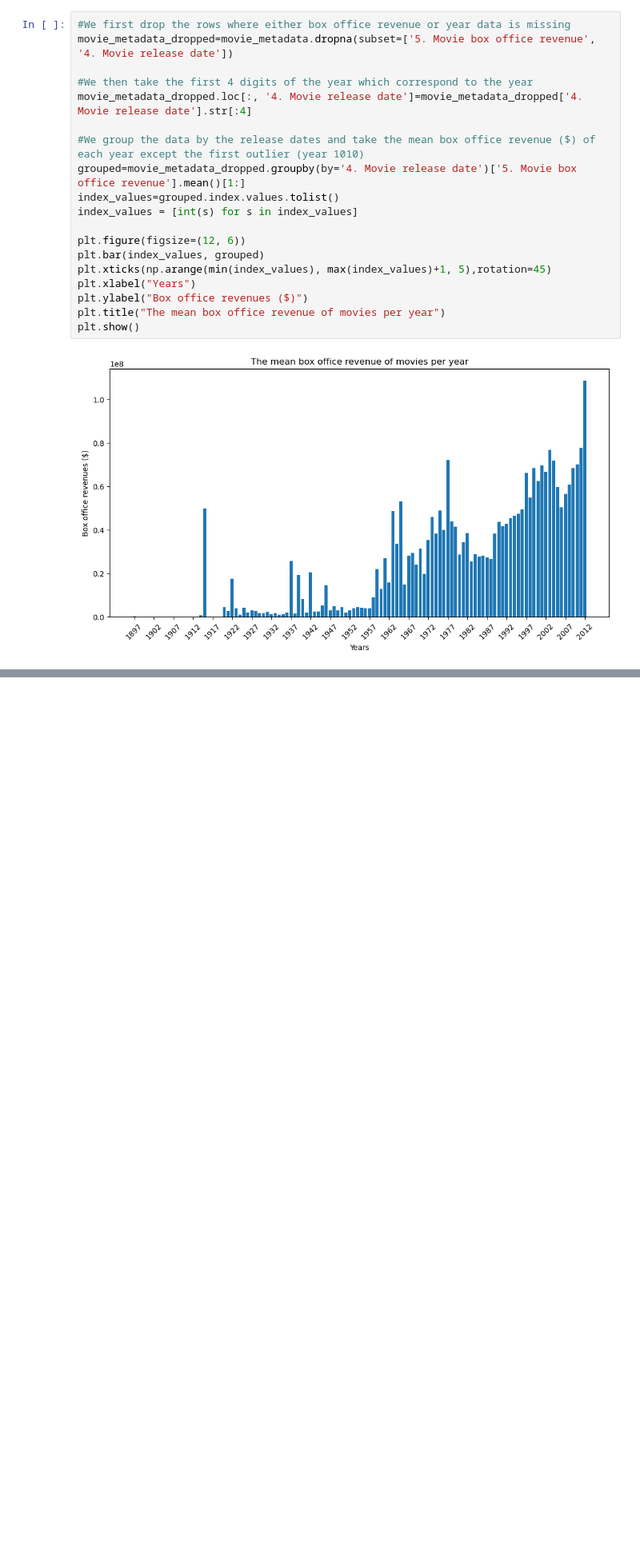
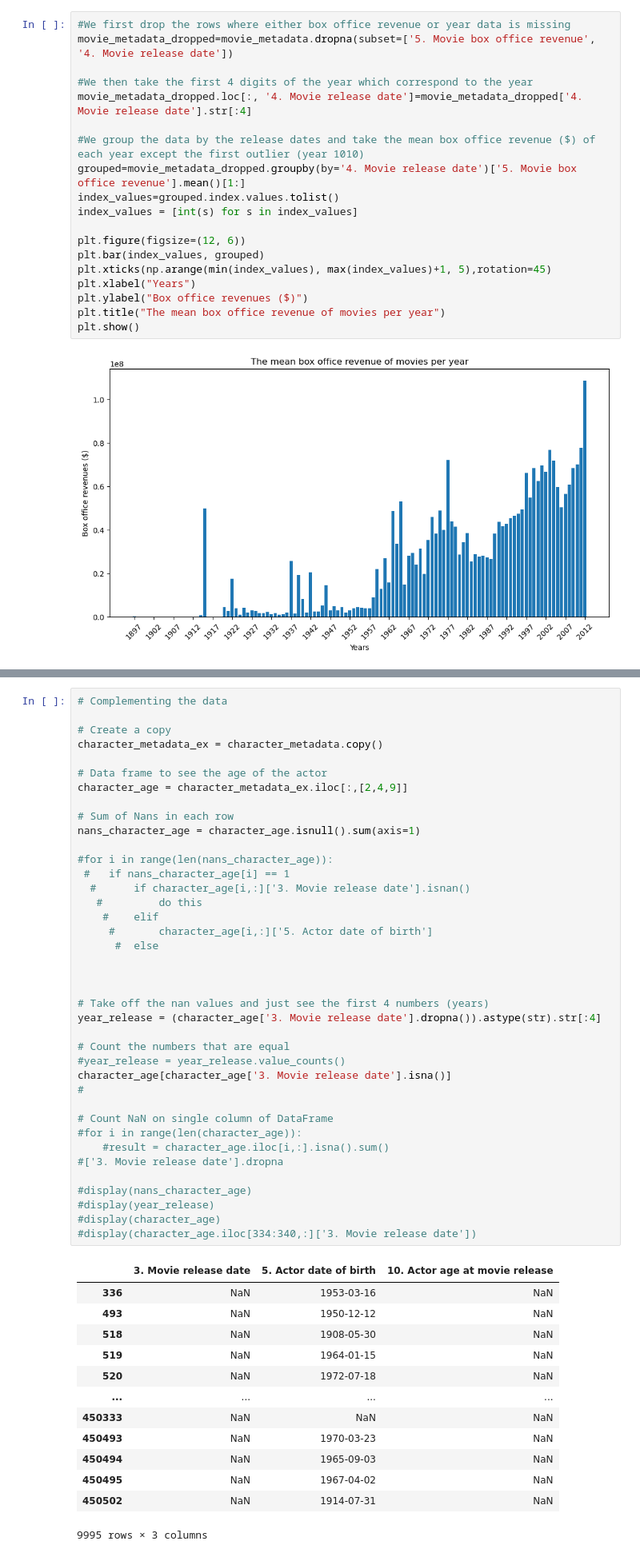
Before and after one commit to epfl-ada/ada-2023-project-pandamonium, a Jupyter notebook: Milestone_P2.ipynb, the cells around one changed output, grey strips where cells are left out. Shown: that part at 80% size. Cells and saved outputs as stored; diff of their text form; blank space fills up the shorter version.

```diff
--- a/Milestone_P2.ipynb
+++ b/Milestone_P2.ipynb
@@ -257,0 +382,53 @@ plt.show()
+# %%
+# Complementing the data
+
+# Create a copy
+character_metadata_ex = character_metadata.copy()
+
+# Data frame to see the age of the actor
+character_age = character_metadata_ex.iloc[:,[2,4,9]]
+
+# Sum of Nans in each row
+nans_character_age = character_age.isnull().sum(axis=1)
+
+#for i in range(len(nans_character_age)):
+ #   if nans_character_age[i] == 1
+  #      if character_age[i,:]['3. Movie release date'].isnan()
+   #         do this
+    #    elif
+     #       character_age[i,:]['5. Actor date of birth']
+      #  else
+
+
+
+# Take off the nan values and just see the first 4 numbers (years)
+year_release = (character_age['3. Movie release date'].dropna()).astype(str).str[:4]
+
+# Count the numbers that are equal
+#year_release = year_release.value_counts()
+character_age[character_age['3. Movie release date'].isna()]
+#
+
+# Count NaN on single column of DataFrame
+#for i in range(len(character_age)):
+    #result = character_age.iloc[i,:].isna().sum()
+#['3. Movie release date'].dropna
+
+#display(nans_character_age)
+#display(year_release)
+#display(character_age)
+#display(character_age.iloc[334:340,:]['3. Movie release date'])
+# %% [output]
+|  | 3. Movie release date | 5. Actor date of birth | 10. Actor age at movie release |
+| 336 | NaN | 1953-03-16 | NaN |
+| 493 | NaN | 1950-12-12 | NaN |
+| 518 | NaN | 1908-05-30 | NaN |
+| 519 | NaN | 1964-01-15 | NaN |
+| 520 | NaN | 1972-07-18 | NaN |
+| ... | ... | ... | ... |
+| 450333 | NaN | NaN | NaN |
+| 450493 | NaN | 1970-03-23 | NaN |
+| 450494 | NaN | 1965-09-03 | NaN |
+| 450495 | NaN | 1967-04-02 | NaN |
+| 450502 | NaN | 1914-07-31 | NaN |
+9995 rows × 3 columns
```
Also changed, not shown: parts of 3 cells of this notebook.
